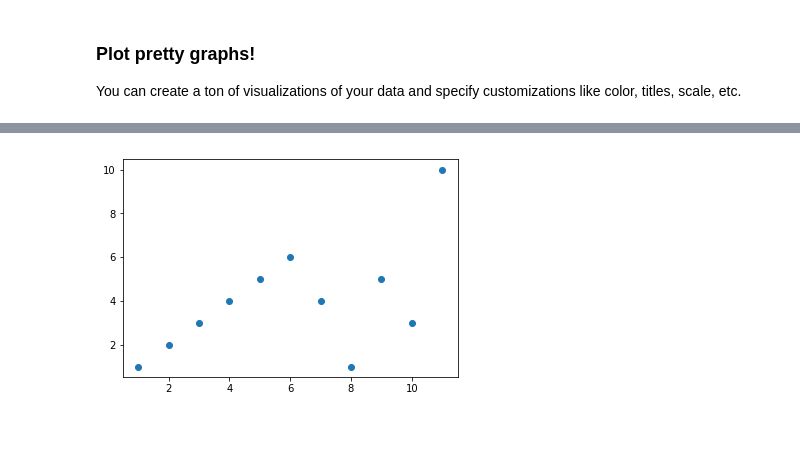
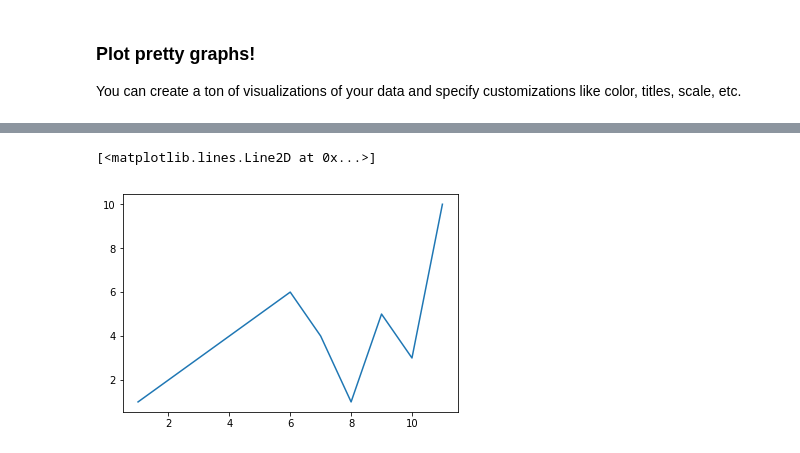
Before and after one commit to dianetam523/Python-Mathematics-Handbook, a Jupyter notebook: GWC Workshop Avon.ipynb, the cells around one changed output, grey strips where cells are left out. Drawn from its saved outputs; the diff is of its cells as text; code cells hidden in the pictures.

```diff
--- a/GWC Workshop Avon.ipynb
+++ b/GWC Workshop Avon.ipynb
@@ -14,3 +14,0 @@ import matplotlib.pyplot as plt
-# %%
-xs = range(1, 12)
-ys = [1, 2, 3, 4, 5, 6, 4, 1, 5, 3, 10]
@@ -32,3 +162,6 @@ min(ys)
 # %% [markdown]
 ### Plot pretty graphs!
 You can create a ton of visualizations of your data and specify customizations like color, titles, scale, etc.
+# %%
+plt.bar(teamNames, chanceWinTitle);
+matplotlib.rcParams['figure.figsize'] = [150, 40]
@@ -35,4 +170,5 @@ You can create a ton of visualizations of your data and specify customizations l
 # %%
-plt.scatter(xs, ys);
+plt.plot(xs, ys)
 # %% [output]
+[<matplotlib.lines.Line2D at 0x...>]
-[figure, old version]
+[figure, new version]
```
Also changed, not shown: parts of 36 cells of this notebook, 6 other files.
